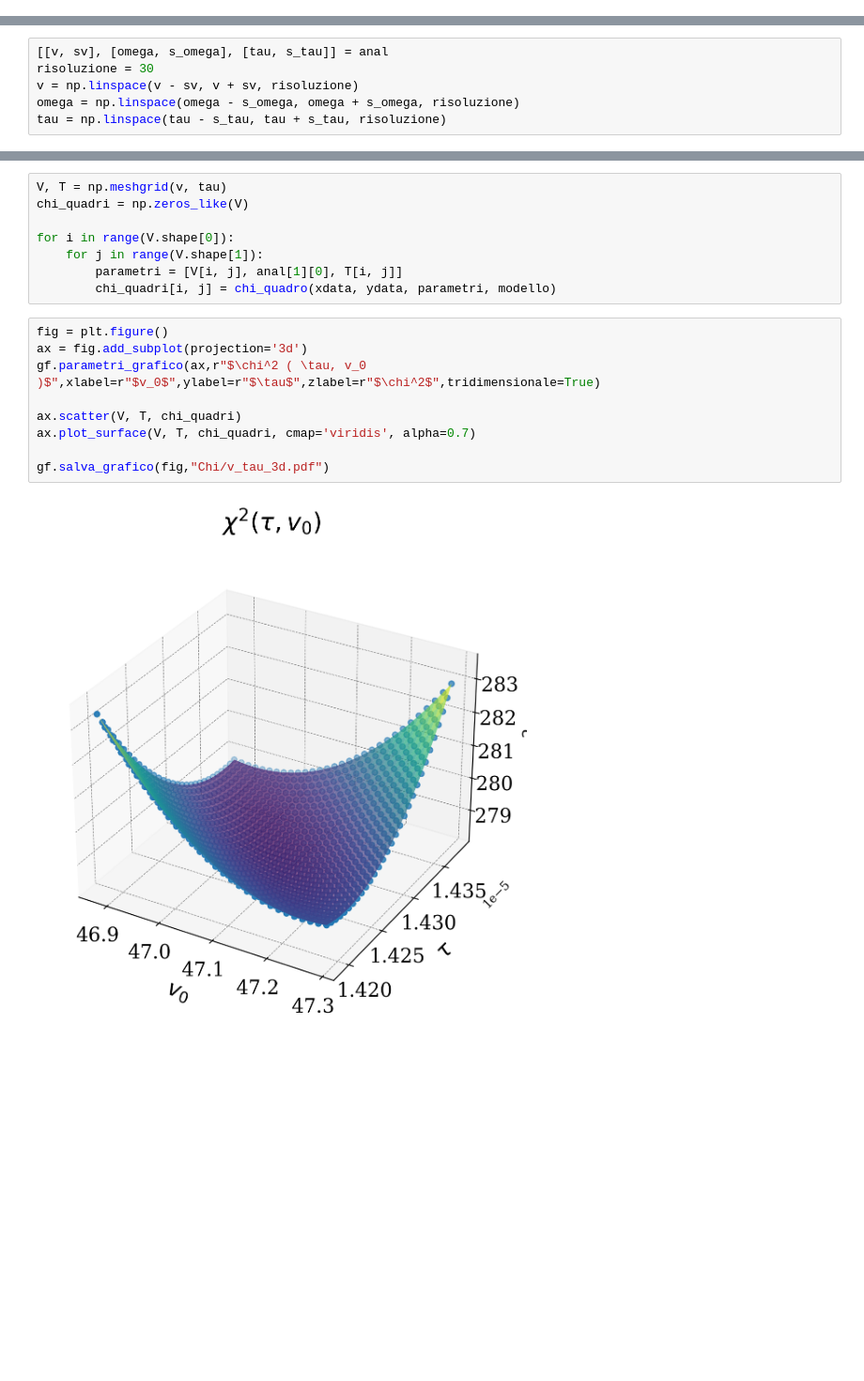
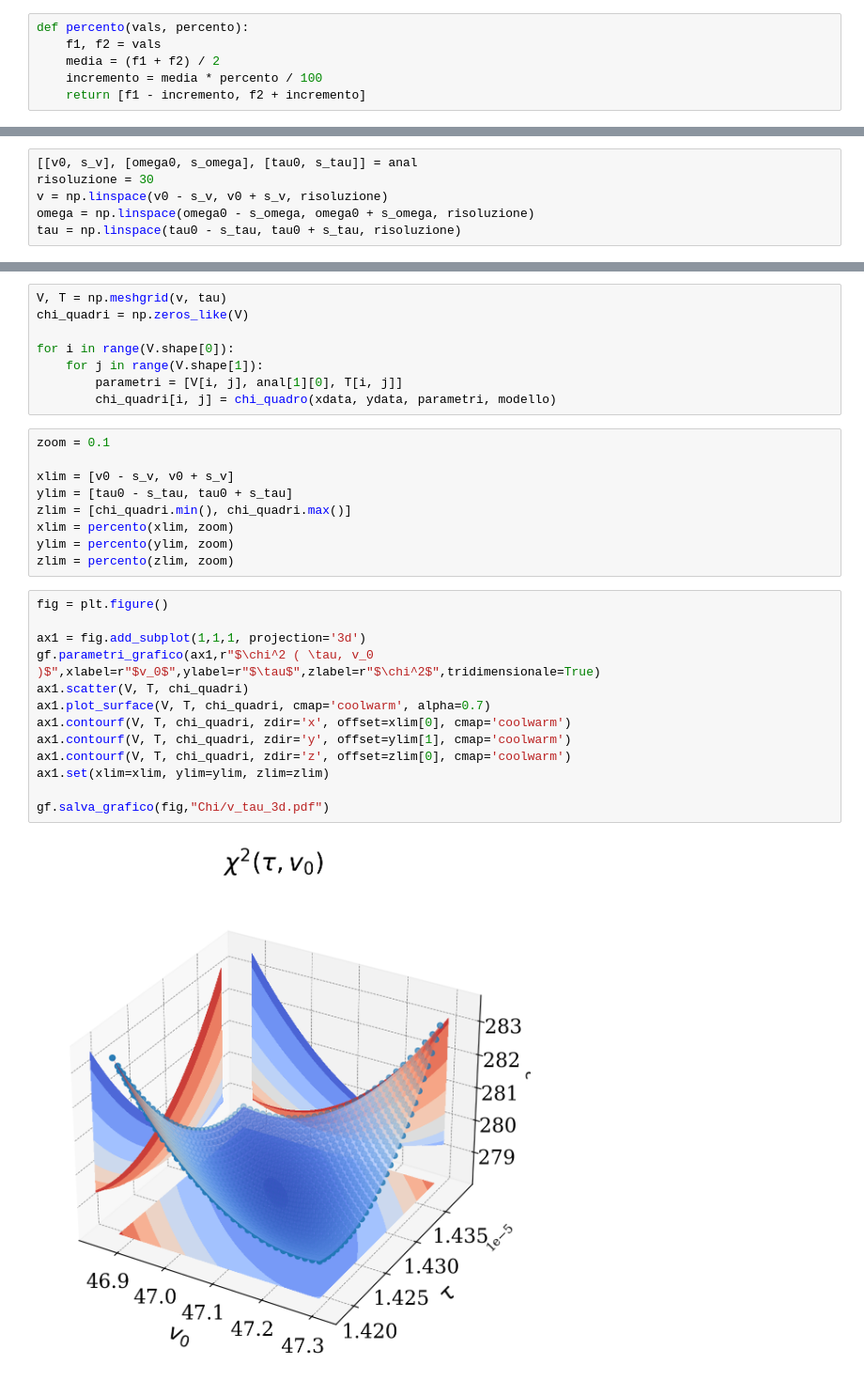
Before and after one commit to nichettg/Codici, a Jupyter notebook: 5. RLC Dominio Tempo/grafici_chi.ipynb, the cells around one changed output, grey strips where cells are left out. Shown at 94% size. Drawn from its saved outputs; the diff is of its cells as text; blank space fills up the shorter version.

```diff
--- a/5. RLC Dominio Tempo/grafici_chi.ipynb
+++ b/5. RLC Dominio Tempo/grafici_chi.ipynb
@@ -5,3 +3,9 @@ Funzione chi quadro
+# %%
+def percento(vals, percento):
+    f1, f2 = vals
+    media = (f1 + f2) / 2
+    incremento = media * percento / 100
+    return [f1 - incremento, f2 + incremento]
 # %%
 def chi_quadro(xdata,ydata,par,modello):
     somma = 0.
@@ -23,11 +27,11 @@ def modello(par, x):
 # %% [markdown]
 Creazione array per v, omega e tau
 # %%
-[[v, sv], [omega, s_omega], [tau, s_tau]] = anal
+[[v0, s_v], [omega0, s_omega], [tau0, s_tau]] = anal
 risoluzione = 30
-v = np.linspace(v - sv, v + sv, risoluzione)
-omega = np.linspace(omega - s_omega, omega + s_omega, risoluzione)
-tau = np.linspace(tau - s_tau, tau + s_tau, risoluzione)
+v = np.linspace(v0 - s_v, v0 + s_v, risoluzione)
+omega = np.linspace(omega0 - s_omega, omega0 + s_omega, risoluzione)
+tau = np.linspace(tau0 - s_tau, tau0 + s_tau, risoluzione)
 # %% [markdown]
 ### 1. Omega e Tau
 # %%
@@ -70,15 +99,28 @@ for i in range(V.shape[0]):
     for j in range(V.shape[1]):
         parametri = [V[i, j], anal[1][0], T[i, j]]
         chi_quadri[i, j] = chi_quadro(xdata, ydata, parametri, modello)
+# %%
+zoom = 0.1
+
+xlim = [v0 - s_v, v0 + s_v]
+ylim = [tau0 - s_tau, tau0 + s_tau]
+zlim = [chi_quadri.min(), chi_quadri.max()]
+xlim = percento(xlim, zoom)
+ylim = percento(ylim, zoom)
+zlim = percento(zlim, zoom)
 # %%
 fig = plt.figure()
-ax = fig.add_subplot(projection='3d')
-gf.parametri_grafico(ax,r"$\chi^2 ( \tau, v_0 )$",xlabel=r"$v_0$",ylabel=r"$\tau$",zlabel=r"$\chi^2$",tridimensionale=True)
 
-ax.scatter(V, T, chi_quadri)
-ax.plot_surface(V, T, chi_quadri, cmap='viridis', alpha=0.7)
+ax1 = fig.add_subplot(1,1,1, projection='3d')
+gf.parametri_grafico(ax1,r"$\chi^2 ( \tau, v_0 )$",xlabel=r"$v_0$",ylabel=r"$\tau$",zlabel=r"$\chi^2$",tridimensionale=True)
+ax1.scatter(V, T, chi_quadri)
+ax1.plot_surface(V, T, chi_quadri, cmap='coolwarm', alpha=0.7)
+ax1.contourf(V, T, chi_quadri, zdir='x', offset=xlim[0], cmap='coolwarm')
+ax1.contourf(V, T, chi_quadri, zdir='y', offset=ylim[1], cmap='coolwarm')
+ax1.contourf(V, T, chi_quadri, zdir='z', offset=zlim[0], cmap='coolwarm')
+ax1.set(xlim=xlim, ylim=ylim, zlim=zlim)
 
 gf.salva_grafico(fig,"Chi/v_tau_3d.pdf")
 # %% [output]
-[figure, old version]
+[figure, new version]
 # %%
```
Also changed, not shown: parts of 7 cells of this notebook, 4 other files.
